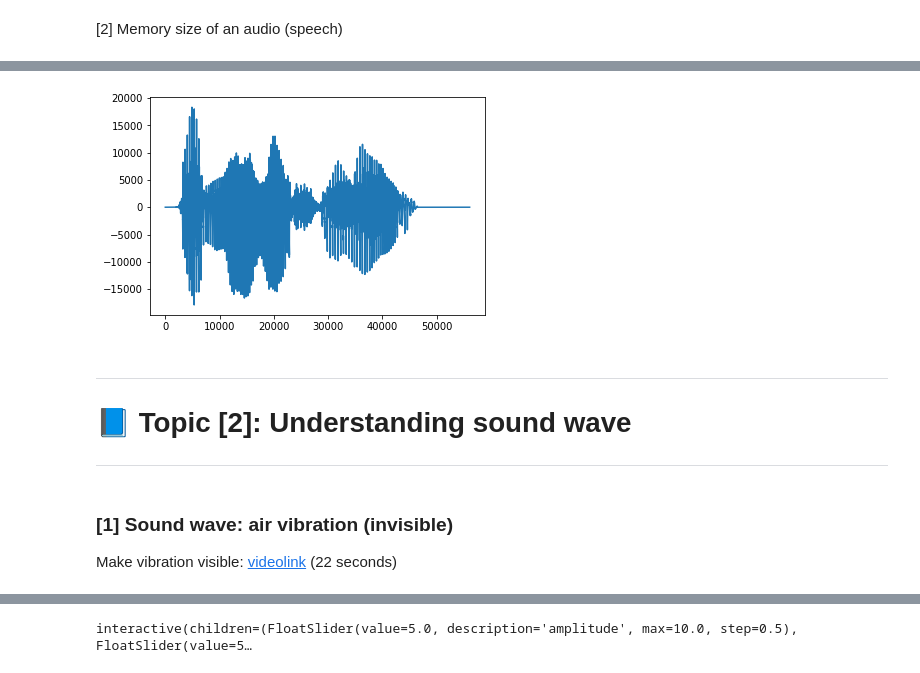
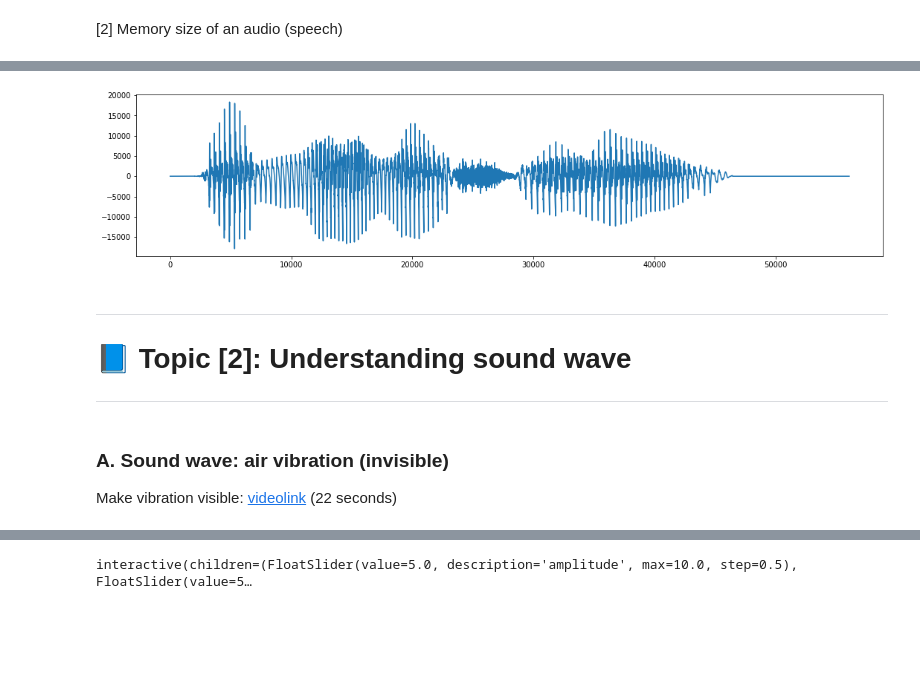
Before and after one commit to MK316/workshops, a Jupyter notebook: 20230126_yonsei/ILIS_139th_Part1.ipynb, the cells around one changed output, grey strips where cells are left out. Drawn from its saved outputs; the diff is of its cells as text; code cells hidden in the pictures; blank space fills up the shorter version.

```diff
--- a/20230126_yonsei/ILIS_139th_Part1.ipynb
+++ b/20230126_yonsei/ILIS_139th_Part1.ipynb
@@ -119,13 +103,14 @@ Type the output file name to save: test5.wav
 # %%
 #@markdown 🔄 (3/3) Display waveform:
 import scipy.io.wavfile as wavfile
 import matplotlib.pyplot as plt
 
-fs, data = wavfile.read("test5.wav") # replace with the name of your audio file
+fs, data = wavfile.read(outaudio) # replace with the name of your audio file
+plt.figure(figsize=(18,4))
 plt.plot(data)
 plt.show()
 # %% [output]
-[figure, old version]
+[figure, new version]
 # %% [markdown]
 
 
@@ -137,7 +122,7 @@ plt.show()
 
 ---
 # %% [markdown]
-### [1] Sound wave: air vibration (invisible)
+### A. Sound wave: air vibration (invisible)
 
 Make vibration visible: [videolink](https://www.youtube.com/watch?v=aPswnDcteS4) (22 seconds)
 # %%
```
Also changed, not shown: parts of 16 cells of this notebook.
